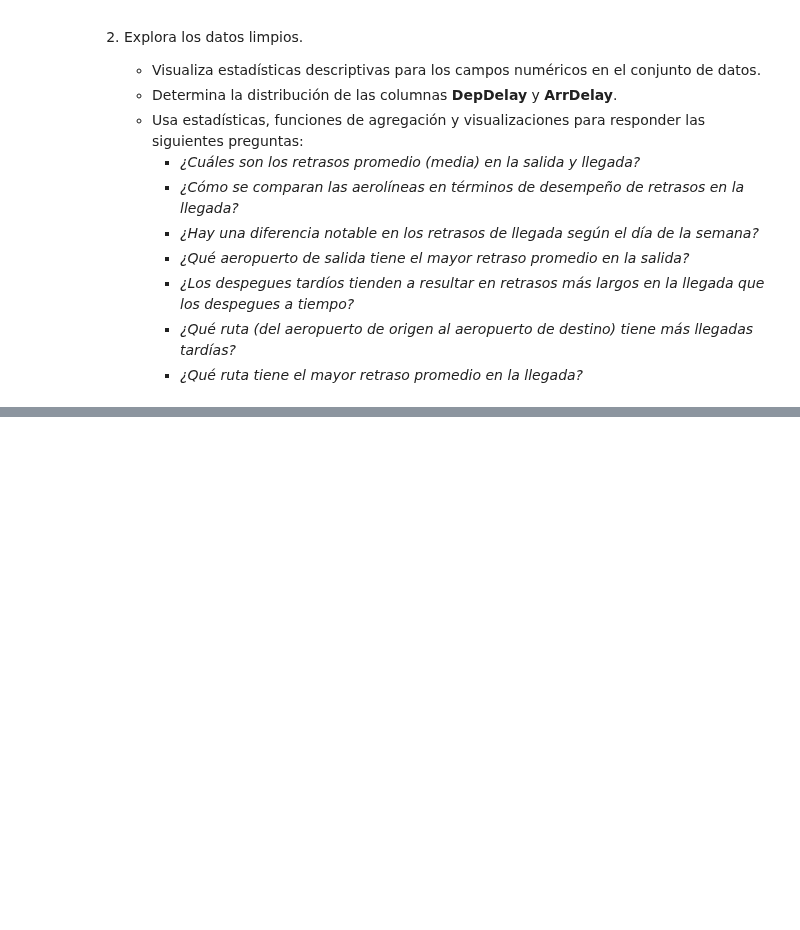
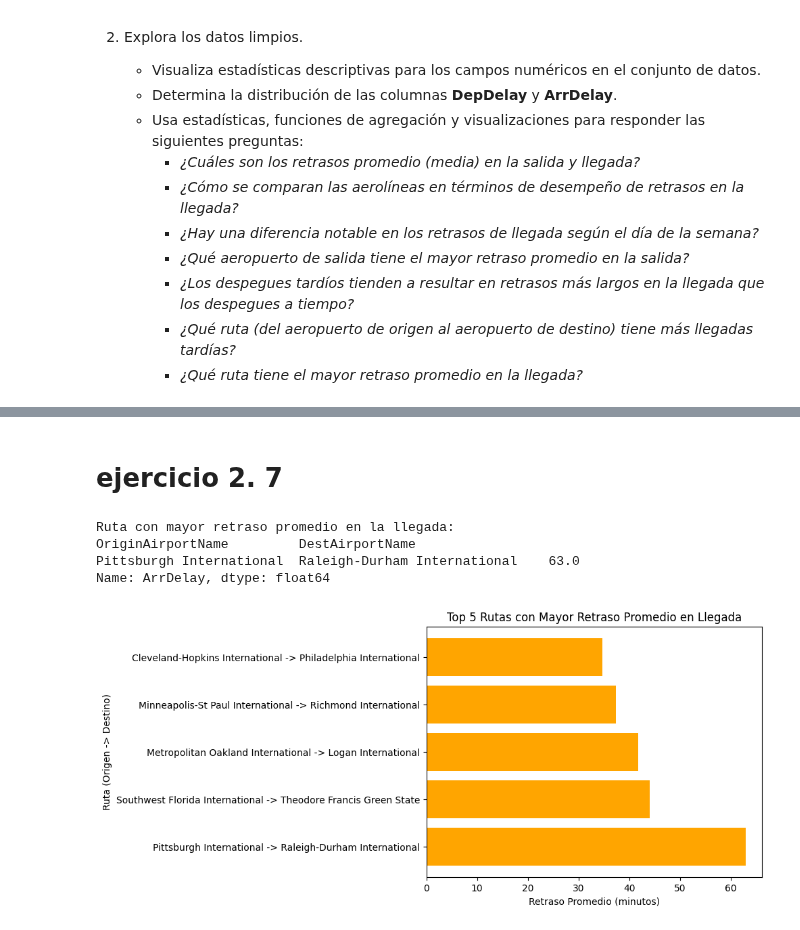
Before and after one commit to Tend0Dev/Vanguardia, a Jupyter notebook: examen1/Pandas_Flights_Challenge.ipynb, the cells around one changed output, grey strips where cells are left out. Saved outputs shown, nothing was run; the diff lists cells and outputs as text; code cells hidden in the pictures; blank space fills up the shorter version.

```diff
--- a/examen1/Pandas_Flights_Challenge.ipynb
+++ b/examen1/Pandas_Flights_Challenge.ipynb
@@ -159,0 +305,39 @@ print(route_delays)
+# %% [markdown]
+# ejercicio 2. 7
+# %%
+
+# * ¿Qué ruta tiene el mayor retraso promedio en la llegada?
+
+
+# Agrupar por ruta (aeropuerto de origen y destino) y calcular el retraso promedio en la llegada
+route_delays = df_flights.groupby(['OriginAirportName', 'DestAirportName'])['ArrDelay'].mean()
+
+# Ordenar las rutas por retraso promedio de mayor a menor
+route_delays_sorted = route_delays.sort_values(ascending=False)
+
+
+# Opcional: Graficar las 10 rutas con mayor retraso promedio
+top_5_routes = route_delays_sorted.head(5)
+
+# Crear etiquetas para las rutas con el formato 'Origen -> Destino'
+routes = [f'{origin} -> {dest}' for origin, dest in top_5_routes.index]
+
+# Crear el gráfico de barras
+plt.barh(routes, top_5_routes, color='orange')
+
+# Añadir títulos y etiquetas
+plt.title('Top 5 Rutas con Mayor Retraso Promedio en Llegada')
+plt.xlabel('Retraso Promedio (minutos)')
+plt.ylabel('Ruta (Origen -> Destino)')
+
+# Invertir el eje Y para que la ruta con más retraso esté en la parte superior
+plt.gca().invert_yaxis()
+
+# Mostrar el gráfico
+plt.show()
+# %% [output]
+Ruta con mayor retraso promedio en la llegada:
+OriginAirportName         DestAirportName
+Pittsburgh International  Raleigh-Durham International    63.0
+Name: ArrDelay, dtype: float64
+[figure, added]
```
Also changed, not shown: parts of 16 cells of this notebook.
